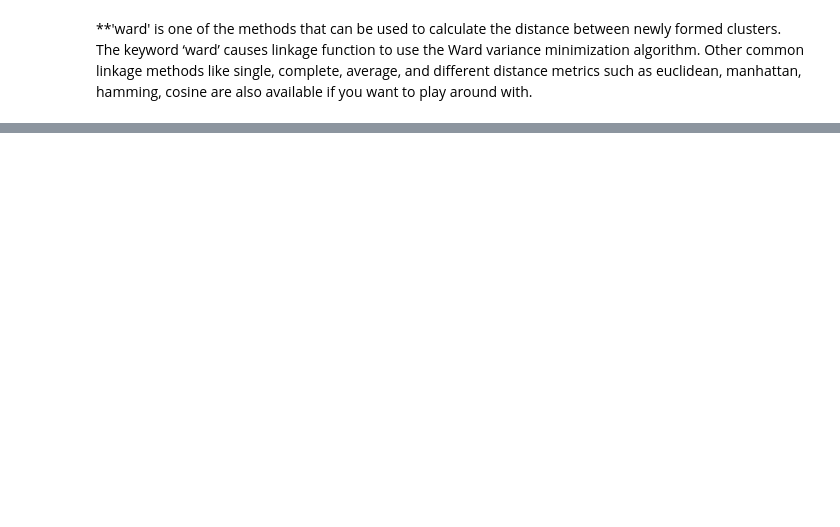
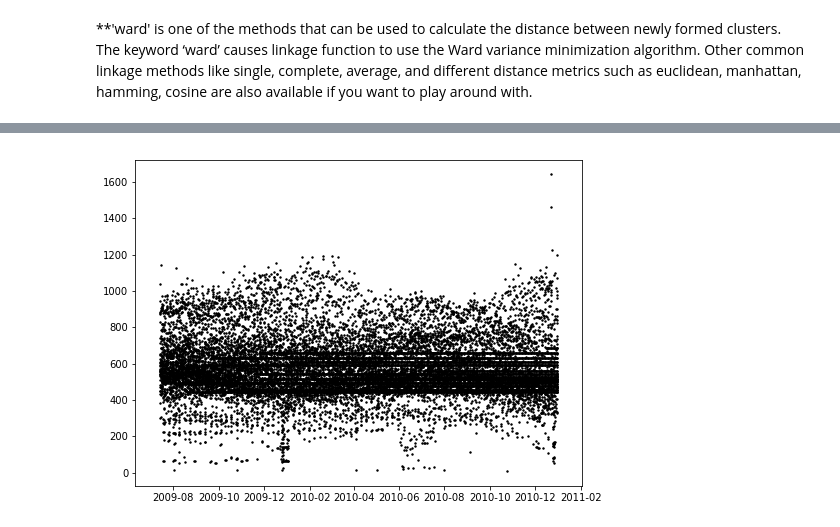
Before and after one commit to dhimanak/Nullpointers-Load_Clusters, a Jupyter notebook: Load_Clusters.ipynb, the cells around one changed output, grey strips where cells are left out. Saved outputs shown, nothing was run; the diff lists cells and outputs as text; code cells hidden in the pictures; blank space fills up the shorter version.

```diff
--- a/Load_Clusters.ipynb
+++ b/Load_Clusters.ipynb
@@ -336,0 +434,4 @@ Cluster 6 number of entries 4
+# %%
+plot_data(dfUserGroupClus2)
+# %% [output]
+[figure, added]
```
Also changed, not shown: parts of 32 cells of this notebook.
